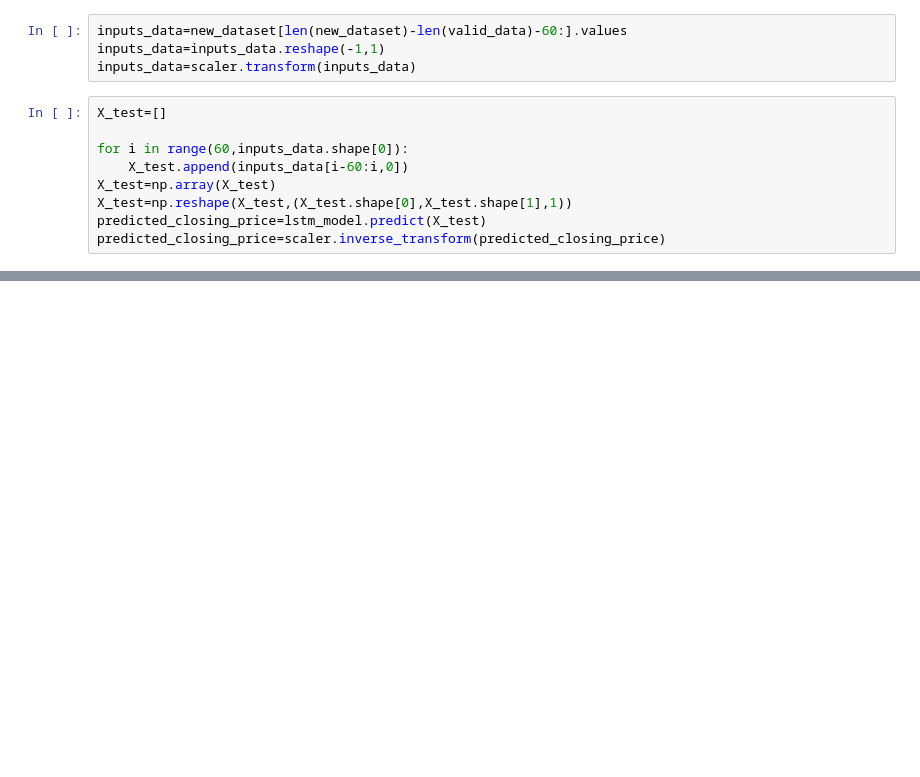
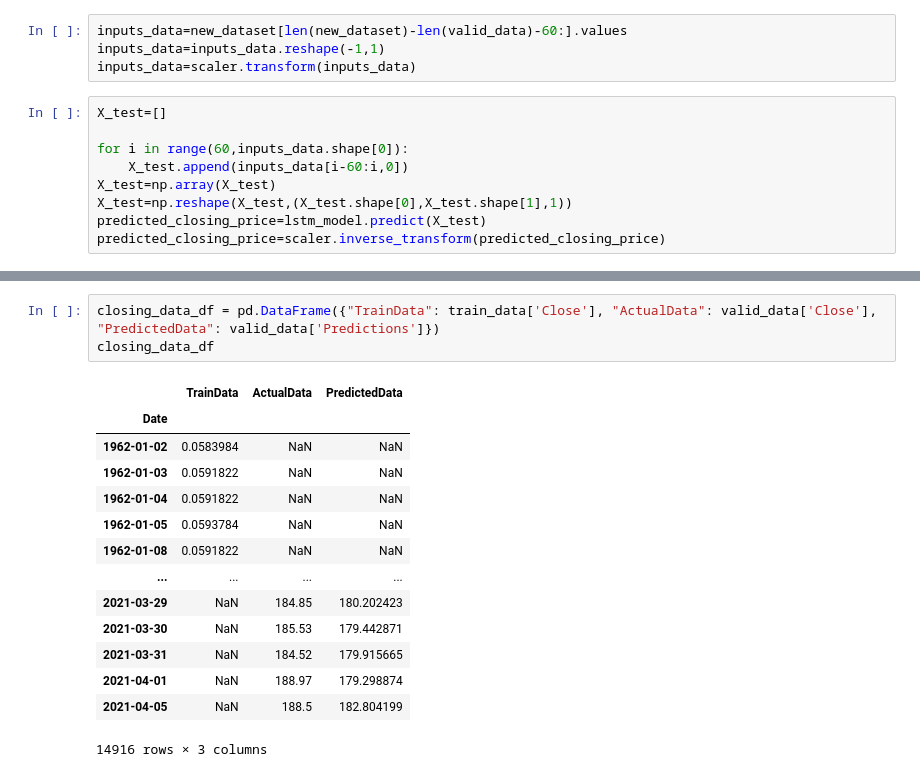
Before and after one commit to m-rivera1/stock_prediction, a Jupyter notebook: LSTM_stock_prediction_model.ipynb, the cells around one changed output, grey strips where cells are left out. Drawn from its saved outputs; the diff is of its cells as text; blank space fills up the shorter version.

```diff
--- a/LSTM_stock_prediction_model.ipynb
+++ b/LSTM_stock_prediction_model.ipynb
@@ -140,0 +146,18 @@ See the caveats in the documentation: https://pandas.pydata.org/pandas-docs/stab
+# %%
+closing_data_df = pd.DataFrame({"TrainData": train_data['Close'], "ActualData": valid_data['Close'], "PredictedData": valid_data['Predictions']})
+closing_data_df
+# %% [output]
+|  | TrainData | ActualData | PredictedData |
+| Date |  |  |  |
+| 1962-01-02 | 0.0583984 | NaN | NaN |
+| 1962-01-03 | 0.0591822 | NaN | NaN |
+| 1962-01-04 | 0.0591822 | NaN | NaN |
+| 1962-01-05 | 0.0593784 | NaN | NaN |
+| 1962-01-08 | 0.0591822 | NaN | NaN |
+| ... | ... | ... | ... |
+| 2021-03-29 | NaN | 184.85 | 180.202423 |
+| 2021-03-30 | NaN | 185.53 | 179.442871 |
+| 2021-03-31 | NaN | 184.52 | 179.915665 |
+| 2021-04-01 | NaN | 188.97 | 179.298874 |
+| 2021-04-05 | NaN | 188.5 | 182.804199 |
+14916 rows × 3 columns
```
Also changed, not shown: parts of 10 cells of this notebook, 4 other files.
